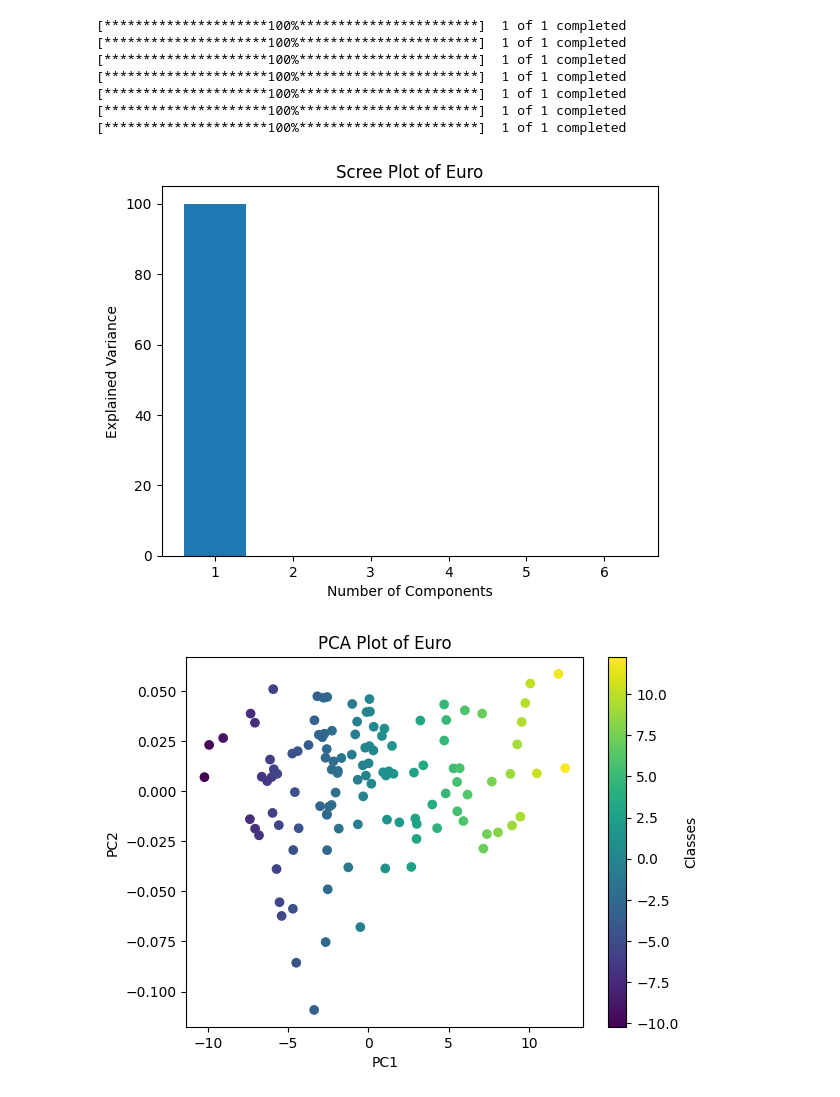
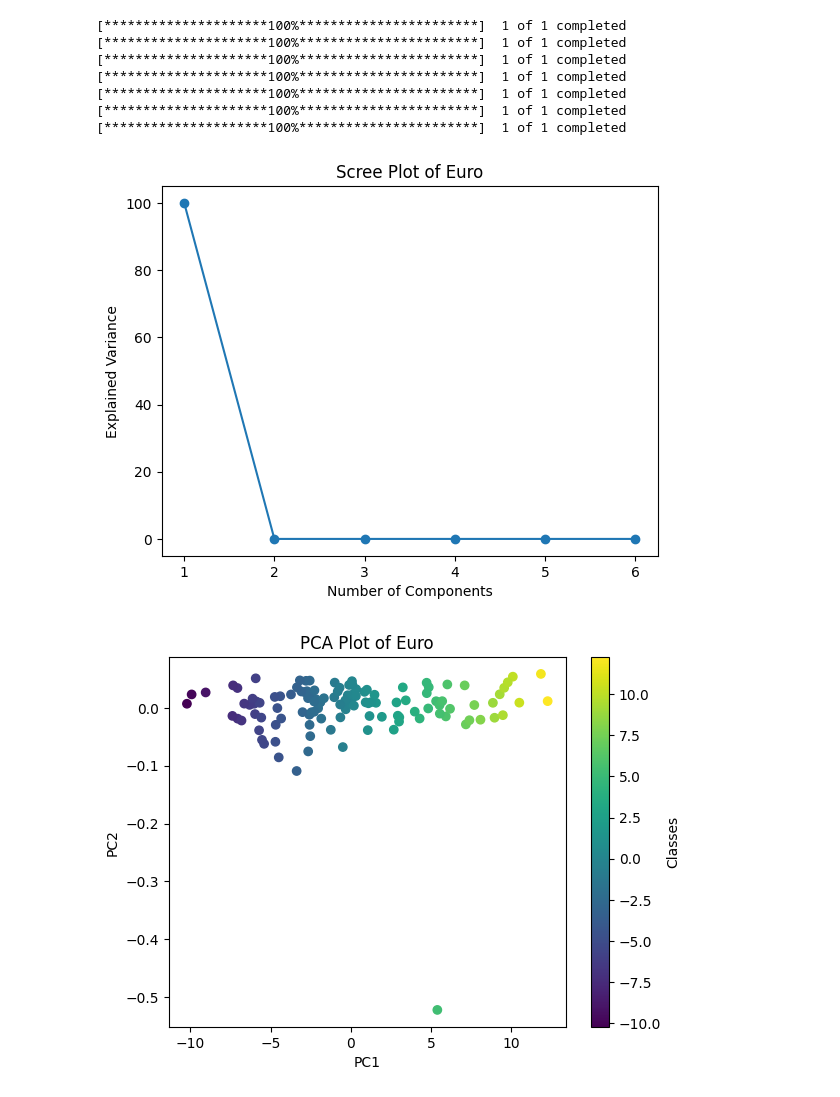
Before and after one commit to Hossein-MJafari/Project-3-_-ex.-2, a Jupyter notebook: PCA.ipynb, the cells around one changed output. Saved outputs shown, nothing was run; the diff lists cells and outputs as text; code cells hidden in the pictures.

```diff
--- a/PCA.ipynb
+++ b/PCA.ipynb
@@ -50,7 +49,7 @@ def scree_plot(eigenvalues, name):
 
     p = np.round(explained_variance_ratio*100, decimals=1)
 
-    plt.bar(x=range(1, len(p)+1) ,height=p)
+    plt.plot(range(1, len(p)+1) , p, "o-")
     plt.xlabel('Number of Components')
     plt.ylabel('Explained Variance')
     plt.title(f'Scree Plot of {name}')
@@ -73,24 +72,26 @@ def pca_plot(data, eigenvectors, name):
 # %%
 values, vectors = PCA(usd_euro)
 scree_plot(values, "Euro")
+pca_plot(usd_euro, vectors, "Euro")
 
-data = usd_euro.resample('M').sum()
-data = data - np.mean(data, axis=0)
-transformed_data = np.dot(data, vectors)
-filt = transformed_data[:, 1] < -0.5
-ind =  np.where(filt)[0]
-transformed_data[ind]
-transformed_data = np.delete(transformed_data, ind, axis=0)
+# # removing the irrelevent data
+# data = usd_euro.resample('M').sum()
+# data = data - np.mean(data, axis=0)
+# transformed_data = np.dot(data, vectors)
+# filt = transformed_data[:, 1] < -0.5
+# ind =  np.where(filt)[0]
+# transformed_data[ind]
+# transformed_data = np.delete(transformed_data, ind, axis=0)
 
-plt.scatter(transformed_data[:, 0], transformed_data[:, 1], c=transformed_data[:, 0], cmap='viridis')
-plt.xlabel('PC1')
-plt.ylabel('PC2')
-plt.title('PCA Plot of Euro')
-plt.colorbar(label='Classes')
-plt.show()
+# plt.scatter(transformed_data[:, 0], transformed_data[:, 1], c=transformed_data[:, 0], cmap='viridis')
+# plt.xlabel('PC1')
+# plt.ylabel('PC2')
+# plt.title('PCA Plot of Euro')
+# plt.colorbar(label='Classes')
+# plt.show()
 # %% [output]
-[figure, old version]
+[figure, new version]
-[figure, old version]
+[figure, new version]
 # %%
 values, vectors = PCA(usd_rial)
 scree_plot(values, "Saudi Rial")
```
Also changed, not shown: parts of 7 cells of this notebook, 2 other files.
